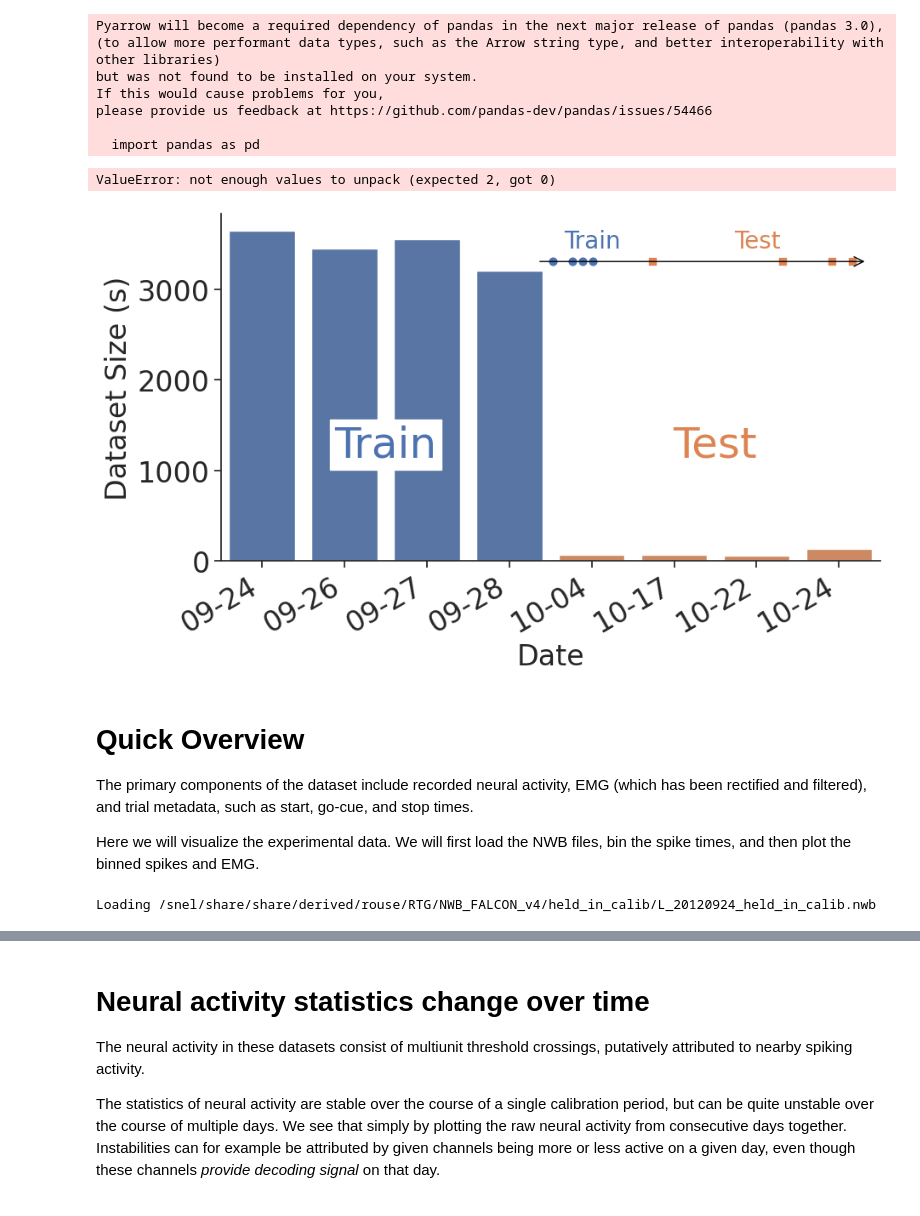
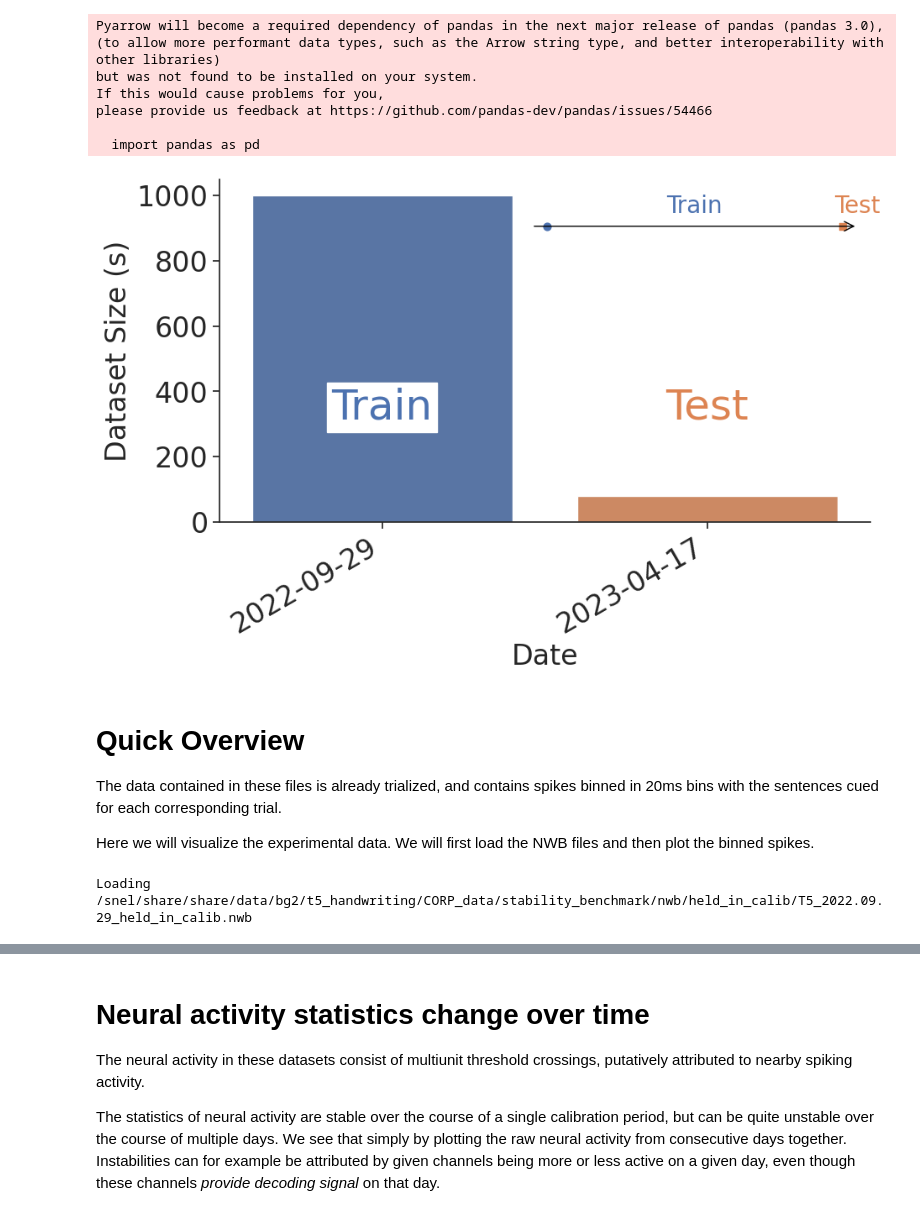
Before and after one commit to snel-repo/falcon-challenge, a Jupyter notebook: data_demos/h2.ipynb, the cells around one changed output, grey strips where cells are left out. Drawn from its saved outputs; the diff is of its cells as text; code cells hidden in the pictures.

```diff
--- a/data_demos/h2.ipynb
+++ b/data_demos/h2.ipynb
@@ -30,8 +30,8 @@ please provide us feedback at https://github.com/pandas-dev/pandas/issues/54466
 
   import pandas as pd
 # %%
-train_path = Path('/snel/share/share/data/bg2/t5_handwriting/CORP_data/stability_benchmark/nwb/')
-test_path = Path('/snel/share/share/data/bg2/t5_handwriting/CORP_data/stability_benchmark/nwb/')
+train_path = Path('/snel/share/share/data/bg2/t5_handwriting/CORP_data/stability_benchmark/nwb/held_in_calib')
+test_path = Path('/snel/share/share/data/bg2/t5_handwriting/CORP_data/stability_benchmark/nwb/held_out_calib')
 
 train_files = sorted(train_path.glob('*.nwb'))
 test_files = sorted(test_path.glob('*.nwb'))
@@ -46,39 +46,35 @@ def get_start_date_and_volume(fn: Path):
 
 start_dates, volume = zip(*[get_start_date_and_volume(fn) for fn in train_files + test_files])
 split_type = ['Train'] * len(train_files) + ['Test'] * len(test_files)
-# %% [output]
-ValueError: not enough values to unpack (expected 2, got 0)
 # %%
 from visualization import plot_split_bars, plot_timeline
 
 BIN_SIZE_S = 0.02
 fig, ax = plt.subplots(figsize=(10, 6))
 
 df = pd.DataFrame({'Date_Full': start_dates, 'Dataset Size': volume, 'Split Type': split_type})
 # just get month and day
 df['Dataset Size (s)'] = df['Dataset Size'] * BIN_SIZE_S
-df['Date'] = df['Date_Full'].dt.strftime('%m-%d')
+df['Date'] = df['Date_Full'].dt.strftime('%Y-%m-%d')
 
 plot_split_bars(df, fig, ax)
 
 sections = df.groupby(
     'Split Type'
 )['Date'].apply(list).to_dict()
 # sort section by section name, respect Train, Test Short, Test Long order
 sections = {k: v for k, v in sorted(sections.items(), key=lambda item: item[1])}
 
-plot_timeline(ax, sections)
+plot_timeline(ax, sections, year=None)
 # %% [output]
-[figure, old version]
+[figure, new version]
 # %% [markdown]
 # Quick Overview
 
-The primary components of the dataset include recorded neural activity, EMG (which has been rectified and filtered), and trial metadata, such as start, go-cue, and stop times.
+The data contained in these files is already trialized, and contains spikes binned in 20ms bins with the sentences cued for each corresponding trial.
 
-Here we will visualize the experimental data. We will first load the NWB files, bin the spike times, and then plot the binned spikes and EMG.
+Here we will visualize the experimental data. We will first load the NWB files and then plot the binned spikes.
 # %%
-from falcon_challenge.dataloaders import bin_units
-
 def load_nwb(fn: str):
     print(f'Loading {fn}')
     with NWBHDF5IO(fn, 'r') as io:
@@ -87,40 +83,22 @@ def load_nwb(fn: str):
         trial_info = (
             nwbfile.trials.to_dataframe()
             .reset_index()
-            .rename({"id": "trial_id", "stop_time": "end_time"}, axis=1)
         )
 
-        raw_emg = nwbfile.acquisition['preprocessed_emg']
-        muscles = [ts for ts in raw_emg.time_series]
-        emg_data = []
-        emg_timestamps = []
-        for m in muscles:
-            mdata = raw_emg.get_timeseries(m)
-            data = mdata.data[:]
-            timestamps = mdata.timestamps[:]
-            emg_data.append(data)
-            emg_timestamps.append(timestamps)
+        binned_spikes = nwbfile.acquisition['binned_spikes'].data[()]
+        time = nwbfile.acquisition['binned_spikes'].timestamps[()]
+        eval_mask = nwbfile.acquisition['eval_mask'].data[()].astype(bool)
 
-        emg_data = np.vstack(emg_data).T
-        emg_timestamps = emg_timestamps[0]
+    return(
+        binned_spikes,
+        time,
+        trial_info,
+        eval_mask
+    )
 
-        units = nwbfile.units.to_dataframe()
-        binned_units = bin_units(units, bin_size_s=0.02, bin_end_timestamps=emg_timestamps)
-
-        eval_mask = nwbfile.acquisition['eval_mask'].data[:].astype(bool)
-
-        return (
-            binned_units,
-            emg_data,
-            emg_timestamps,
-            muscles,
-            trial_info,
-            eval_mask
-        )
-
-spikes, emg, time, muscles, tinfo, eval_mask = load_nwb(train_files[0])
+spikes, time, tinfo, eval_mask = load_nwb(train_files[0])
 # %% [output]
-Loading /snel/share/share/derived/rouse/RTG/NWB_FALCON_v4/held_in_calib/L_20120924_held_in_calib.nwb
+Loading /snel/share/share/data/bg2/t5_handwriting/CORP_data/stability_benchmark/nwb/held_in_calib/T5_2022.09.29_held_in_calib.nwb
 # %%
 # %% plot some continuous raster/EMG data for a single session
 from visualization import rasterplot
```
Also changed, not shown: parts of 21 cells of this notebook.
